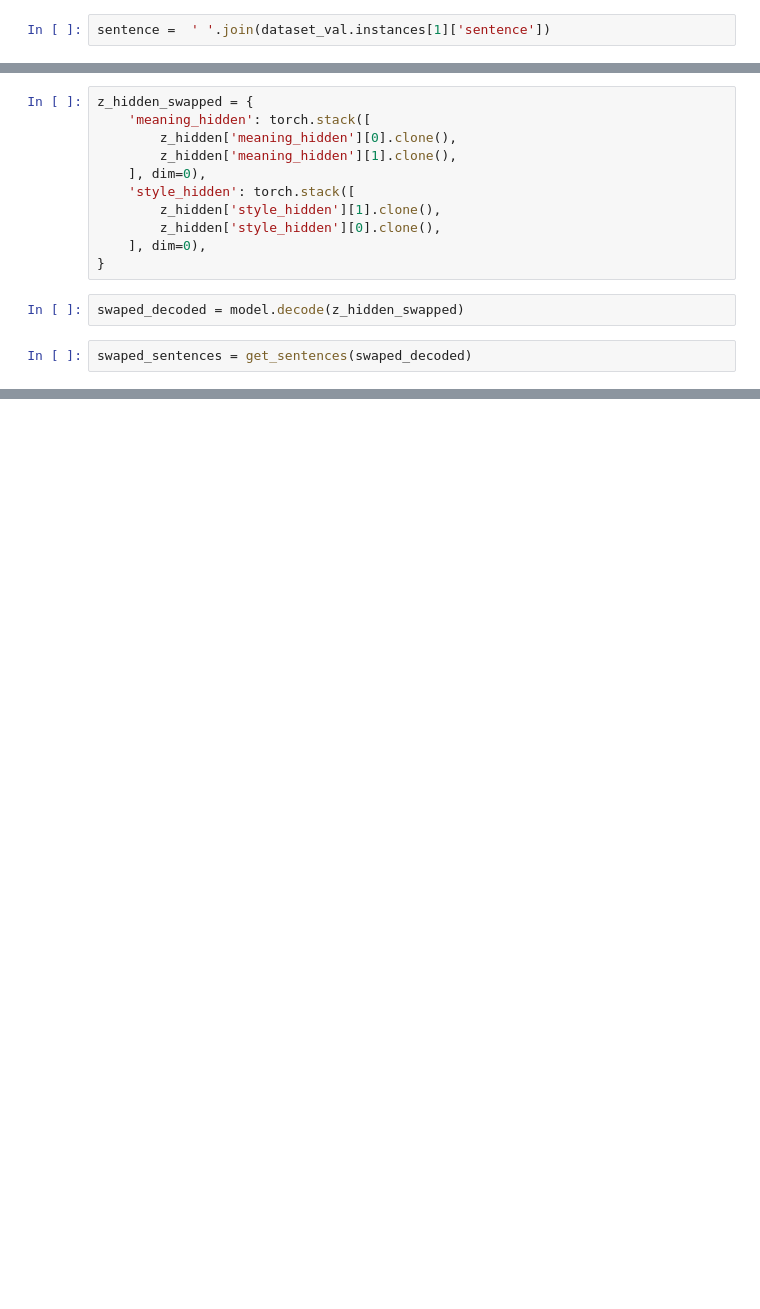
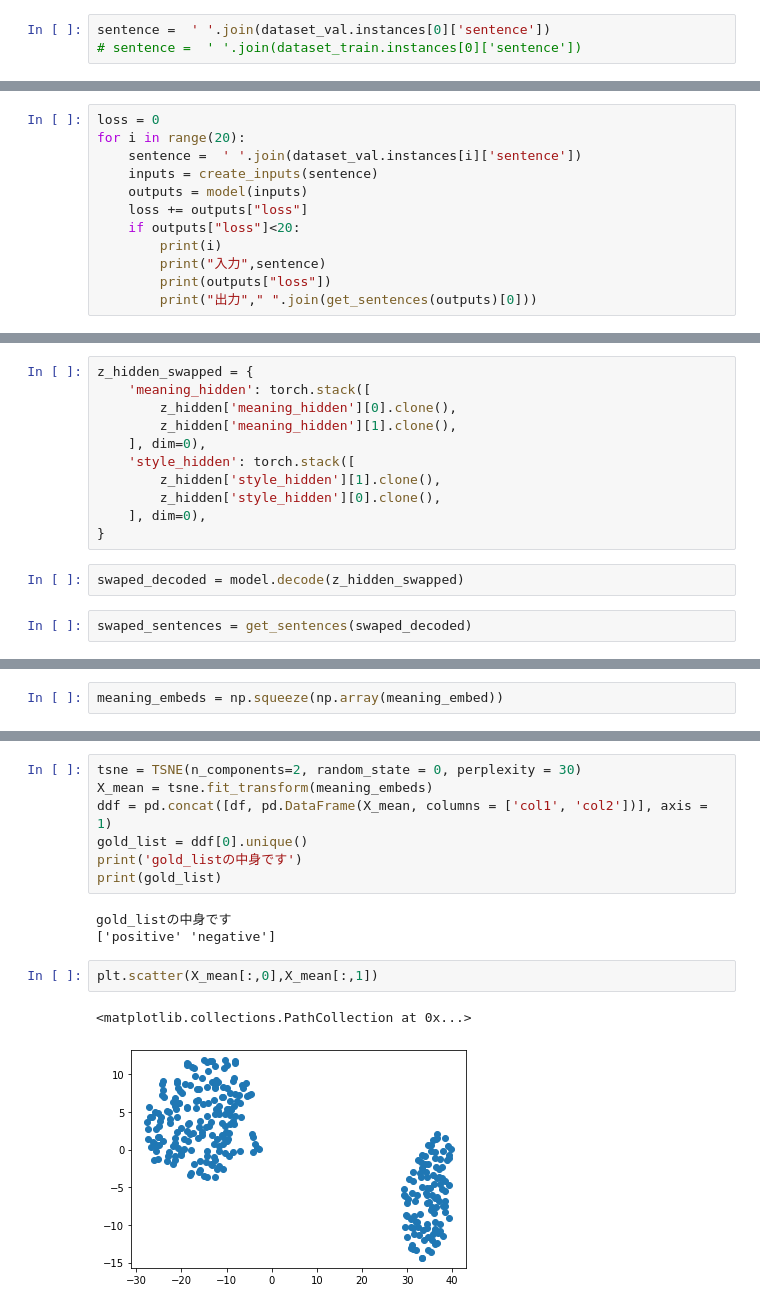
Before and after one commit to yuta-m0328/keigo_adversarial_decomposition, a Jupyter notebook: eval_generation.ipynb, the cells around one changed output, grey strips where cells are left out. Cells and saved outputs as stored; diff of their text form; blank space fills up the shorter version.

```diff
--- a/eval_generation.ipynb
+++ b/eval_generation.ipynb
@@ -97,7 +115,8 @@ def get_sentences(outputs):
 
     return all_predicted_tokens
 # %%
-sentence =  ' '.join(dataset_val.instances[1]['sentence'])
+sentence =  ' '.join(dataset_val.instances[0]['sentence'])
+# sentence =  ' '.join(dataset_train.instances[0]['sentence'])
 # %%
 sentence
 # %% [output]
@@ -108,0 +138,12 @@ outputs = model(inputs)
+# %%
+loss = 0
+for i in range(20):
+    sentence =  ' '.join(dataset_val.instances[i]['sentence'])
+    inputs = create_inputs(sentence)
+    outputs = model(inputs)
+    loss += outputs["loss"]
+    if outputs["loss"]<20:
+        print(i)
+        print("入力",sentence)
+        print(outputs["loss"])
+        print("出力"," ".join(get_sentences(outputs)[0]))
@@ -205,0 +378,2 @@ print(' '.join(swaped_sentences[1]))
+# %%
+meaning_embeds = np.squeeze(np.array(meaning_embed))
@@ -205,0 +400,15 @@ print(' '.join(swaped_sentences[1]))
+# %%
+tsne = TSNE(n_components=2, random_state = 0, perplexity = 30)
+X_mean = tsne.fit_transform(meaning_embeds)
+ddf = pd.concat([df, pd.DataFrame(X_mean, columns = ['col1', 'col2'])], axis = 1)
+gold_list = ddf[0].unique()
+print('gold_listの中身です')
+print(gold_list)
+# %% [output]
+gold_listの中身です
+['positive' 'negative']
+# %%
+plt.scatter(X_mean[:,0],X_mean[:,1])
+# %% [output]
+<matplotlib.collections.PathCollection at 0x...>
+[figure, added]
```
Also changed, not shown: parts of 35 cells of this notebook, 11 other files.
